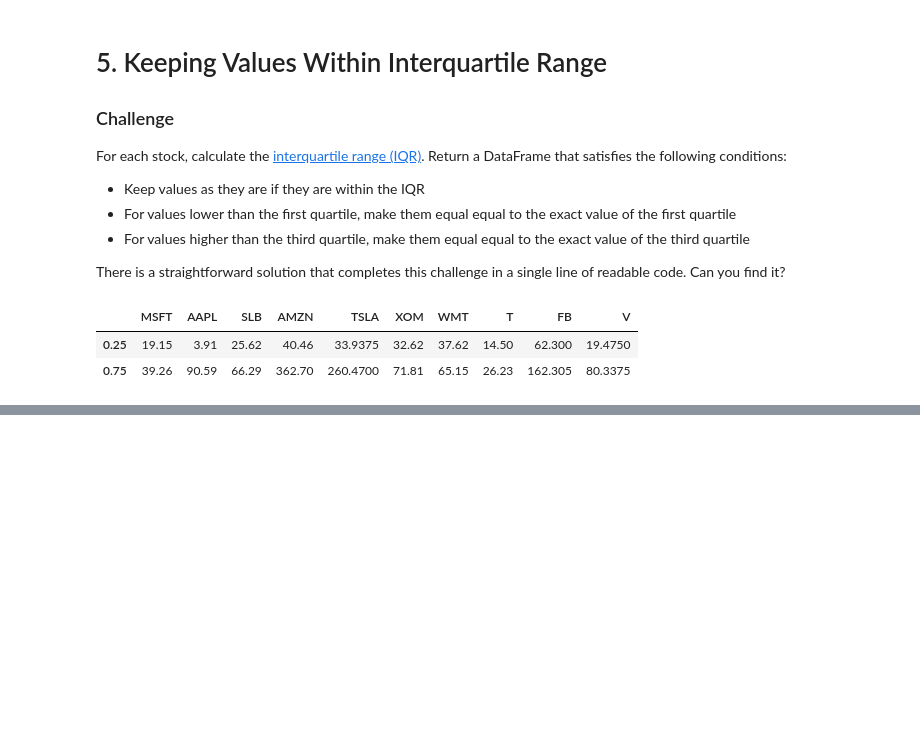
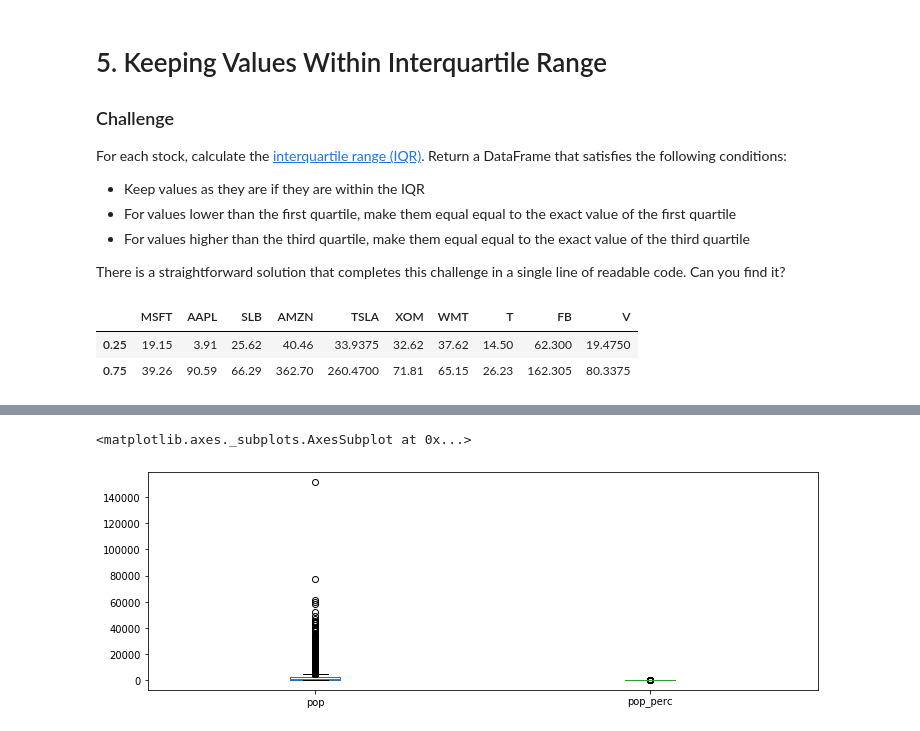
Before and after one commit to sherrytp/bc_f19_econ, a Jupyter notebook: Dunder Data Challenge.ipynb, the cells around one changed output, grey strips where cells are left out. Cells and saved outputs as stored; diff of their text form; code cells hidden in the pictures; blank space fills up the shorter version.

```diff
--- a/Dunder Data Challenge.ipynb
+++ b/Dunder Data Challenge.ipynb
@@ -263,0 +513,5 @@ TypeError: filter() got an unexpected keyword argument 'inclusive'
+# %%
+college.plot(kind = 'box', figsize = (12,4))
+# %% [output]
+<matplotlib.axes._subplots.AxesSubplot at 0x...>
+[figure, added]
```
Also changed, not shown: parts of 29 cells of this notebook, 7 other files.
